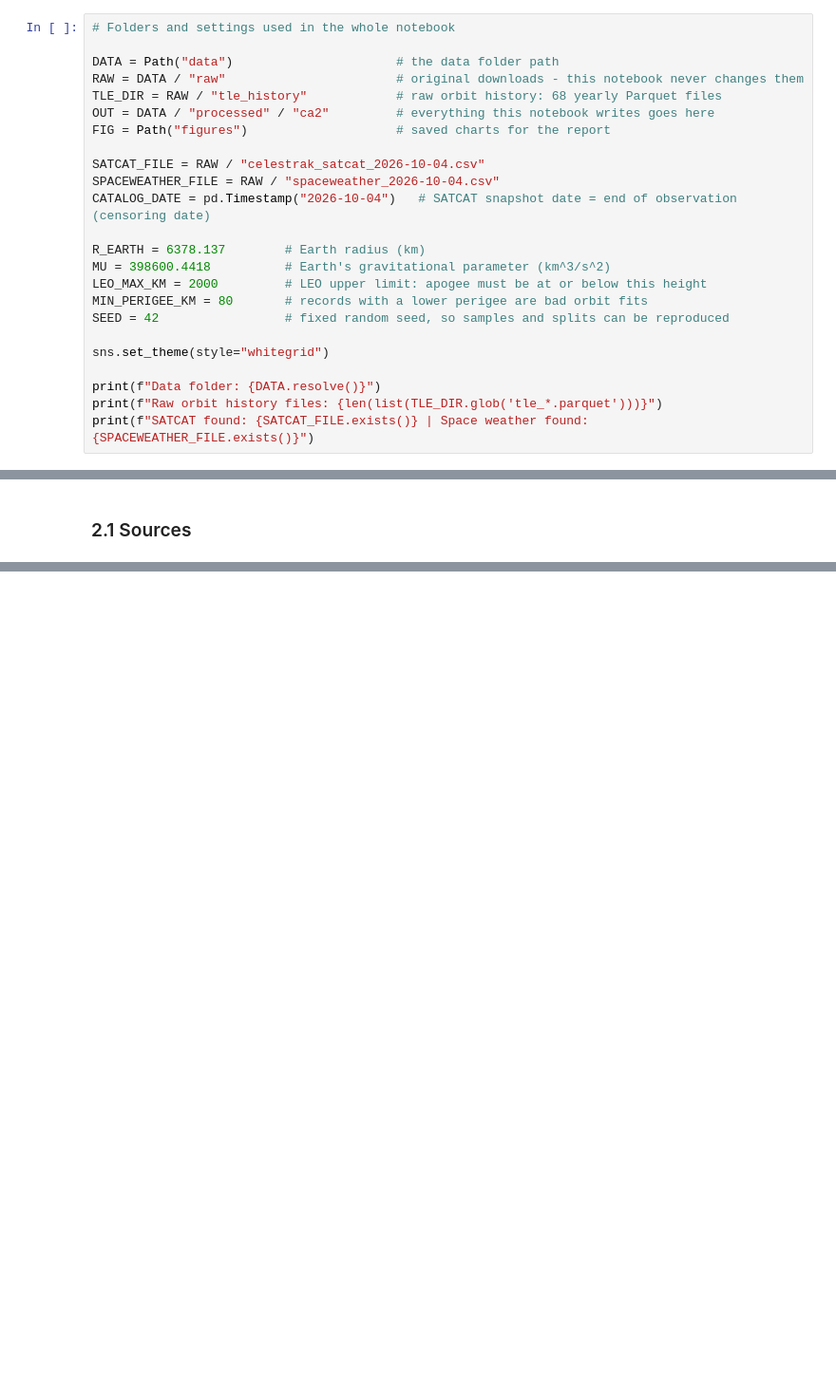
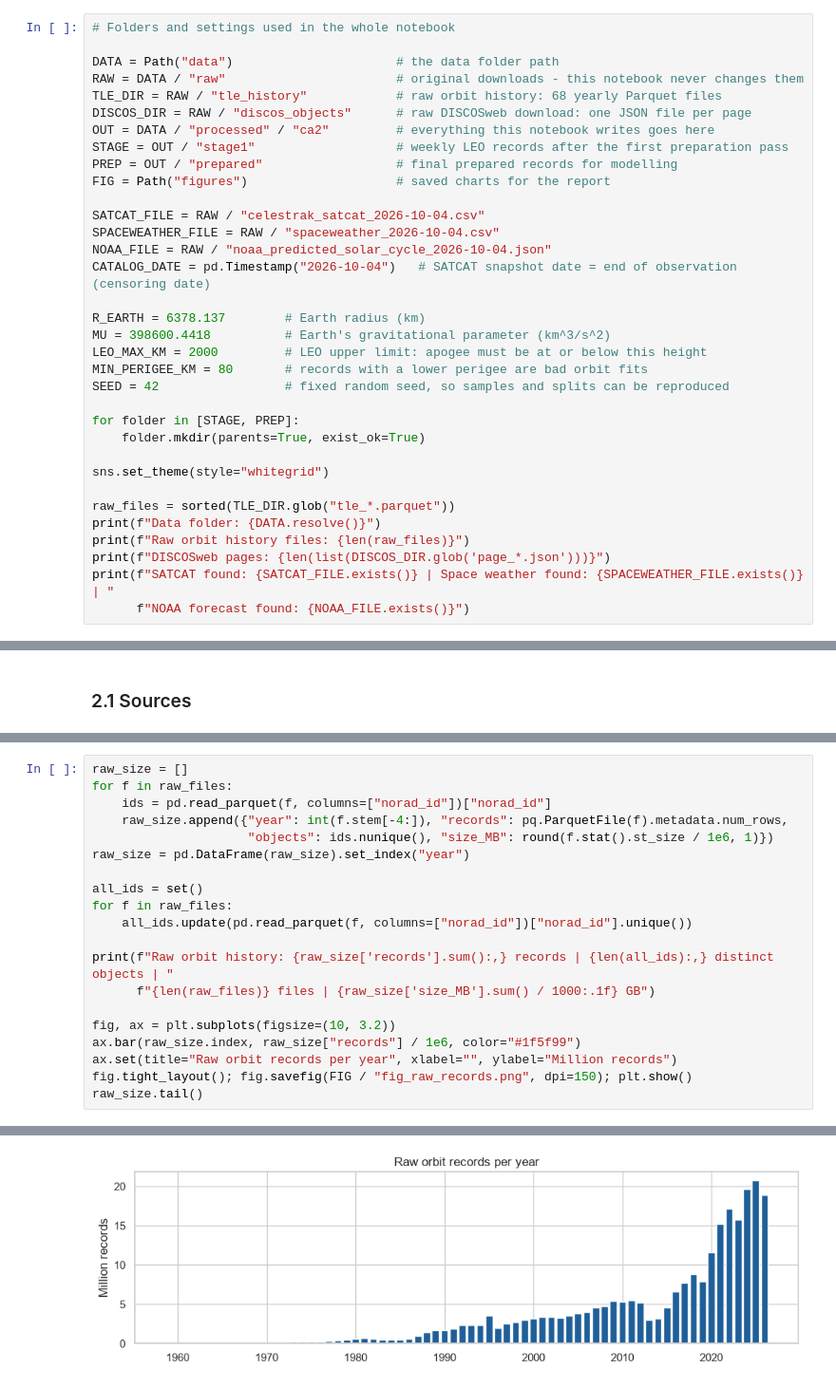
Before and after one commit to sba26106-bit/strategic-think-ca1, a Jupyter notebook: CA2_DP_EDA.ipynb, the cells around one changed output, grey strips where cells are left out. Shown at 95% size. Saved outputs shown, nothing was run; the diff lists cells and outputs as text; blank space fills up the shorter version.

Commit message:
Add files via upload
2.1 Orbit history
2.2 Satcat dataset

```diff
--- a/CA2_DP_EDA.ipynb
+++ b/CA2_DP_EDA.ipynb
@@ -29,11 +29,15 @@ from scipy import stats
 DATA = Path("data")                      # the data folder path
 RAW = DATA / "raw"                       # original downloads - this notebook never changes them
 TLE_DIR = RAW / "tle_history"            # raw orbit history: 68 yearly Parquet files
+DISCOS_DIR = RAW / "discos_objects"      # raw DISCOSweb download: one JSON file per page
 OUT = DATA / "processed" / "ca2"         # everything this notebook writes goes here
+STAGE = OUT / "stage1"                   # weekly LEO records after the first preparation pass
+PREP = OUT / "prepared"                  # final prepared records for modelling
 FIG = Path("figures")                    # saved charts for the report
 
 SATCAT_FILE = RAW / "celestrak_satcat_2026-10-04.csv"
 SPACEWEATHER_FILE = RAW / "spaceweather_2026-10-04.csv"
+NOAA_FILE = RAW / "noaa_predicted_solar_cycle_2026-10-04.json"
 CATALOG_DATE = pd.Timestamp("2026-10-04")   # SATCAT snapshot date = end of observation (censoring date)
 
 R_EARTH = 6378.137        # Earth radius (km)
@@ -42,11 +46,17 @@ LEO_MAX_KM = 2000         # LEO upper limit: apogee must be at or below this hei
 MIN_PERIGEE_KM = 80       # records with a lower perigee are bad orbit fits
 SEED = 42                 # fixed random seed, so samples and splits can be reproduced
 
+for folder in [STAGE, PREP]:
+    folder.mkdir(parents=True, exist_ok=True)
+
 sns.set_theme(style="whitegrid")
 
+raw_files = sorted(TLE_DIR.glob("tle_*.parquet"))
 print(f"Data folder: {DATA.resolve()}")
-print(f"Raw orbit history files: {len(list(TLE_DIR.glob('tle_*.parquet')))}")
-print(f"SATCAT found: {SATCAT_FILE.exists()} | Space weather found: {SPACEWEATHER_FILE.exists()}")
+print(f"Raw orbit history files: {len(raw_files)}")
+print(f"DISCOSweb pages: {len(list(DISCOS_DIR.glob('page_*.json')))}")
+print(f"SATCAT found: {SATCAT_FILE.exists()} | Space weather found: {SPACEWEATHER_FILE.exists()} | "
+      f"NOAA forecast found: {NOAA_FILE.exists()}")
 # %% [output]
 Data folder: C:\Users\oleks\Documents\CCT College Dublin\Strategical thinking\CA2\Submission\data
 Raw orbit history files: 68
@@ -68,0 +83,21 @@ The NOAA forecast, DISCOSweb and GCAT are not used in this phase. They are plann
+# %%
+raw_size = []
+for f in raw_files:
+    ids = pd.read_parquet(f, columns=["norad_id"])["norad_id"]
+    raw_size.append({"year": int(f.stem[-4:]), "records": pq.ParquetFile(f).metadata.num_rows,
+                     "objects": ids.nunique(), "size_MB": round(f.stat().st_size / 1e6, 1)})
+raw_size = pd.DataFrame(raw_size).set_index("year")
+
+all_ids = set()
+for f in raw_files:
+    all_ids.update(pd.read_parquet(f, columns=["norad_id"])["norad_id"].unique())
+
+print(f"Raw orbit history: {raw_size['records'].sum():,} records | {len(all_ids):,} distinct objects | "
+      f"{len(raw_files)} files | {raw_size['size_MB'].sum() / 1000:.1f} GB")
+
+fig, ax = plt.subplots(figsize=(10, 3.2))
+ax.bar(raw_size.index, raw_size["records"] / 1e6, color="#1f5f99")
+ax.set(title="Raw orbit records per year", xlabel="", ylabel="Million records")
+fig.tight_layout(); fig.savefig(FIG / "fig_raw_records.png", dpi=150); plt.show()
+raw_size.tail()
+# %% [output]
@@ -68,0 +105 @@ The NOAA forecast, DISCOSweb and GCAT are not used in this phase. They are plann
+[figure, added]
```
Also changed, not shown: parts of 8 cells of this notebook.
